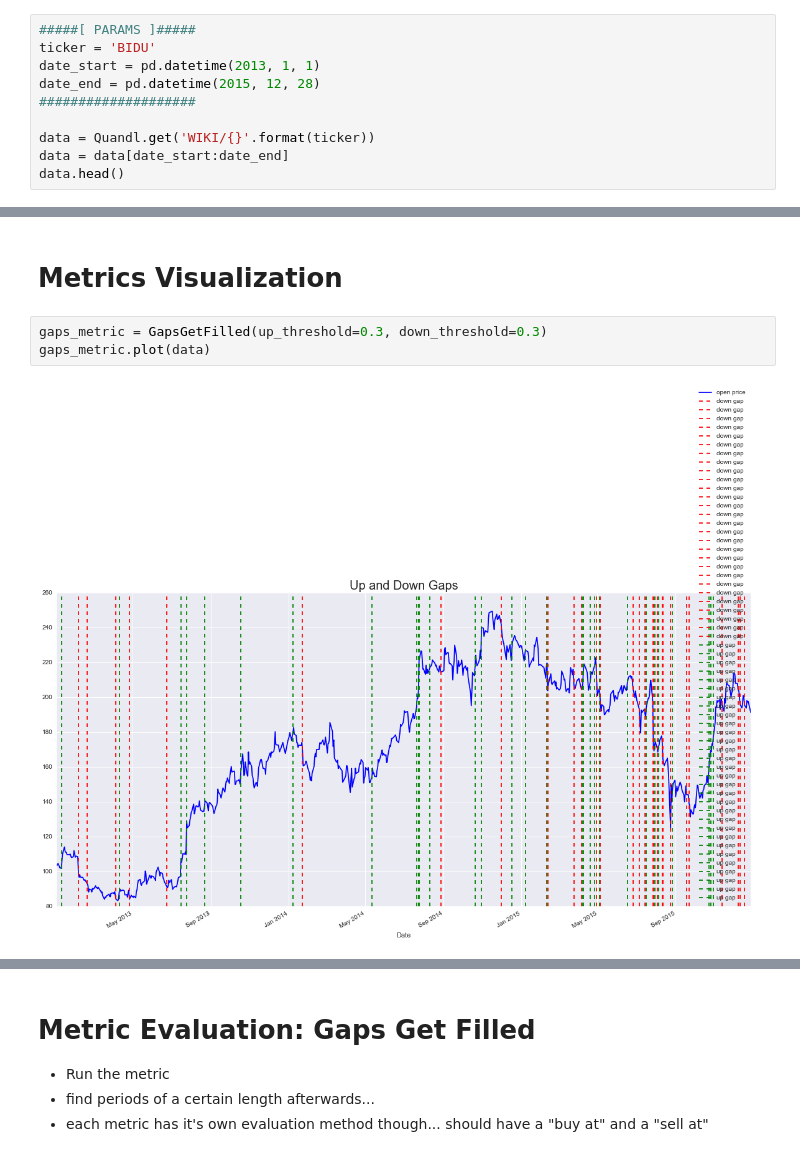
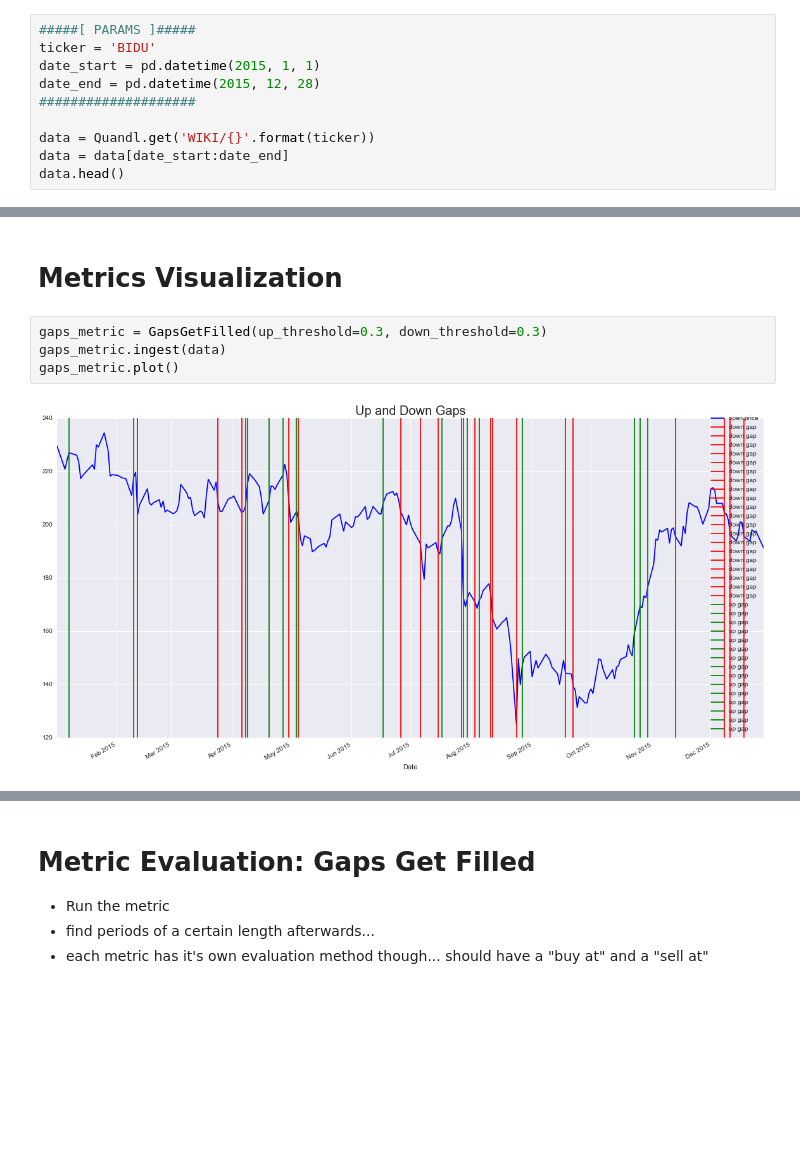
Before and after one commit to jayhack/N472JW, a Jupyter notebook: Exploration.ipynb, the cells around one changed output, grey strips where cells are left out. Saved outputs shown, nothing was run; the diff lists cells and outputs as text; blank space fills up the shorter version.

```diff
--- a/Exploration.ipynb
+++ b/Exploration.ipynb
@@ -23,7 +21,7 @@ Populating the interactive namespace from numpy and matplotlib
 # %%
 #####[ PARAMS ]#####
 ticker = 'BIDU'
-date_start = pd.datetime(2013, 1, 1)
+date_start = pd.datetime(2015, 1, 1)
 date_end = pd.datetime(2015, 12, 28)
 ####################
 
@@ -42,9 +40,10 @@ data.head()
 # Metrics Visualization
 # %%
 gaps_metric = GapsGetFilled(up_threshold=0.3, down_threshold=0.3)
-gaps_metric.plot(data)
+gaps_metric.ingest(data)
+gaps_metric.plot()
 # %% [output]
-[figure, old version]
+[figure, new version]
 # %%
 mas_metric = CrossingMovingAverages(ma1=50, ma2=200)
 mas_metric.plot(data)
```
Also changed, not shown: parts of 4 cells of this notebook, 2 other files.
